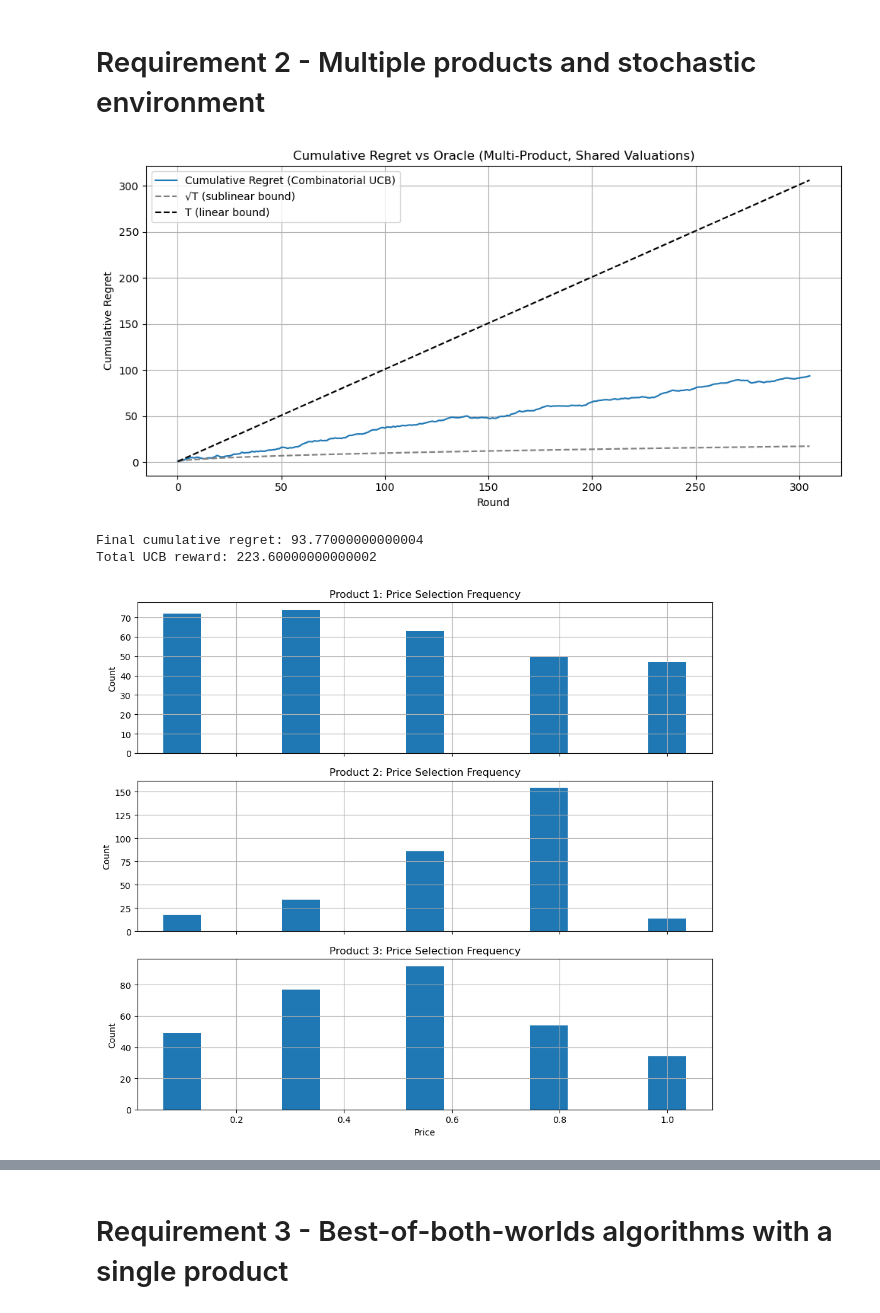
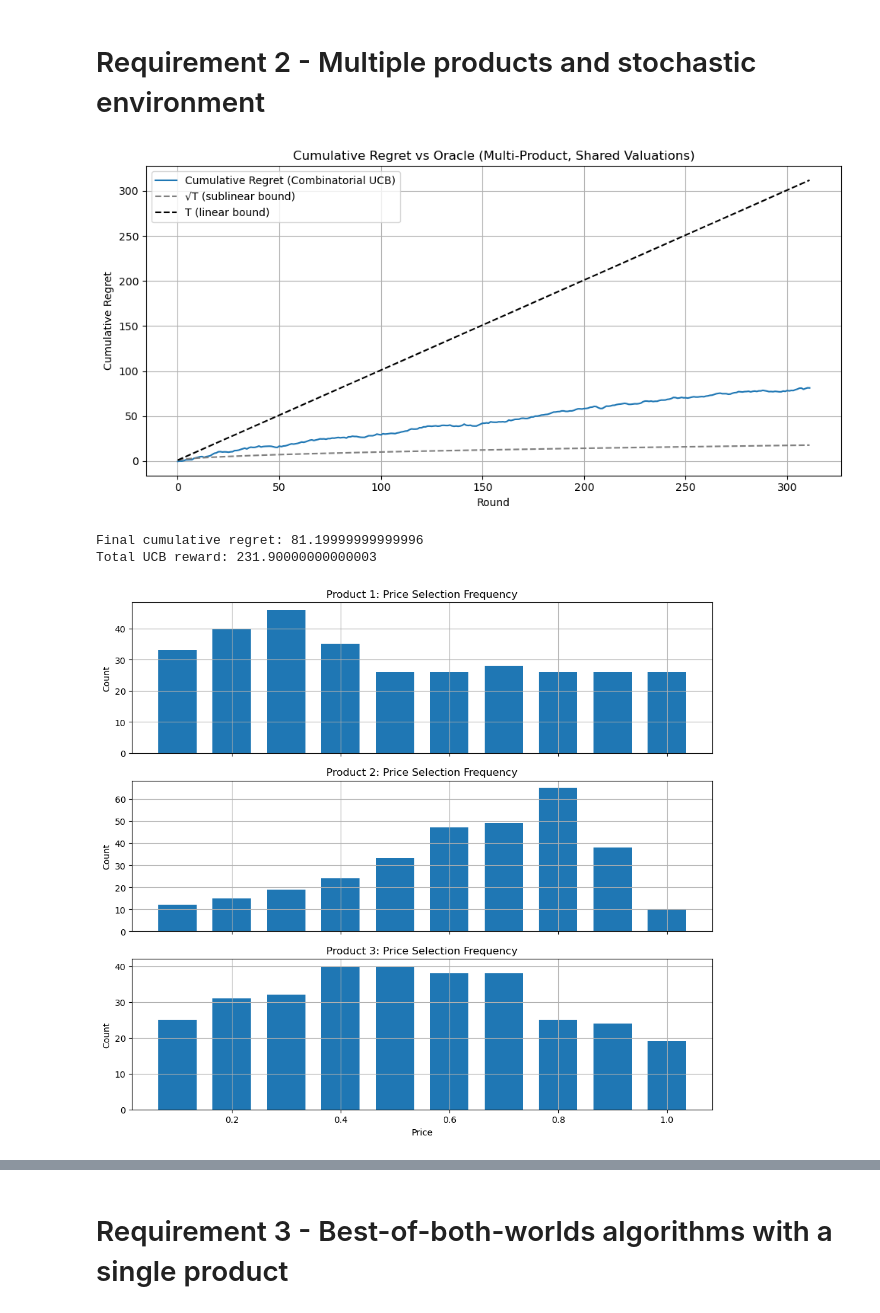
Before and after one commit to tatalo00/OLA-project, a Jupyter notebook: OLA-project.ipynb, the cells around one changed output, grey strips where cells are left out. Saved outputs shown, nothing was run; the diff lists cells and outputs as text; code cells hidden in the pictures.

```diff
--- a/OLA-project.ipynb
+++ b/OLA-project.ipynb
@@ -429,7 +429,7 @@ def simulate_multi(env, agent):
     return rewards_total, price_choices
 
 # Setup for 3 products
-price_sets = [np.round(np.linspace(0.1, 1.0, 5), 2) for _ in range(3)]  # 5 price points per product
+price_sets = [np.round(np.linspace(0.1, 1.0, 10), 2) for _ in range(3)]  # 5 price points per product
 
 # Joint valuation distribution (independent distribution per product)
 def heterogeneous_valuations():
@@ -441,7 +441,7 @@ def heterogeneous_valuations():
 
 valuation_distribution = heterogeneous_valuations
 
-horizon = 10000
+horizon = 1000
 budget = 500
 
 # --- Compute Regret Using Simultaneous Oracle ---
@@ -456,7 +456,7 @@ agent = CombinatorialUCB(price_sets)
 # Pre-compute oracle best price per product based on expected value
 oracle_prices = []
 
-n_samples = 100000
+n_samples = 1000
 valuations = np.array([valuation_distribution() for _ in range(n_samples)])
 
 for i in range(len(price_sets)):
@@ -501,36 +501,36 @@ T = len(cumulative_regret)
 rounds = np.arange(1, T + 1)
 sqrt_T = np.sqrt(rounds)
 linear_T = rounds
 
 # Plot
 plt.figure(figsize=(10, 5))
 plt.plot(cumulative_regret, label="Cumulative Regret (Combinatorial UCB)")
 plt.plot(sqrt_T, '--', label="√T (sublinear bound)", color="gray")
 plt.plot(linear_T, '--', label="T (linear bound)", color="black")
 plt.title("Cumulative Regret vs Oracle (Multi-Product, Shared Valuations)")
 plt.xlabel("Round")
 plt.ylabel("Cumulative Regret")
 plt.grid(True)
 plt.legend()
 plt.tight_layout()
 plt.show()
 
 
 print("Final cumulative regret:", cumulative_regret[-1])
 #print("Total oracle reward:", oracle_total)
 print("Total UCB reward:", cumulative_rewards[-1])
 
 def compute_total_oracle_reward(price_sets, valuation_distribution, n_samples=100000):
     valuations = np.array([valuation_distribution() for _ in range(n_samples)])  # shape: [n_samples, N]
     best_rewards = []
     for i in range(len(price_sets)):
         expected_rewards = [p * np.mean(valuations[:, i] >= p) for p in price_sets[i]]
         best_rewards.append(np.max(expected_rewards))
     return np.sum(best_rewards)
 # %% [output]
-[figure, old version]
+[figure, new version]
-Final cumulative regret: 93.77000000000004
-Total UCB reward: 223.60000000000002
+Final cumulative regret: 81.19999999999996
+Total UCB reward: 231.90000000000003
 # %%
 # Prepare data for plotting per-product statistics
 N = len(price_sets)  # number of products
@@ -556,7 +556,7 @@ axs[-1].set_xlabel("Price")
 plt.tight_layout()
 plt.show()
 # %% [output]
-[figure, old version]
+[figure, new version]
 # %%
 class GreedyAgent(Agent):
     def __init__(self, price_sets):
```
Also changed, not shown: parts of 4 cells of this notebook.
